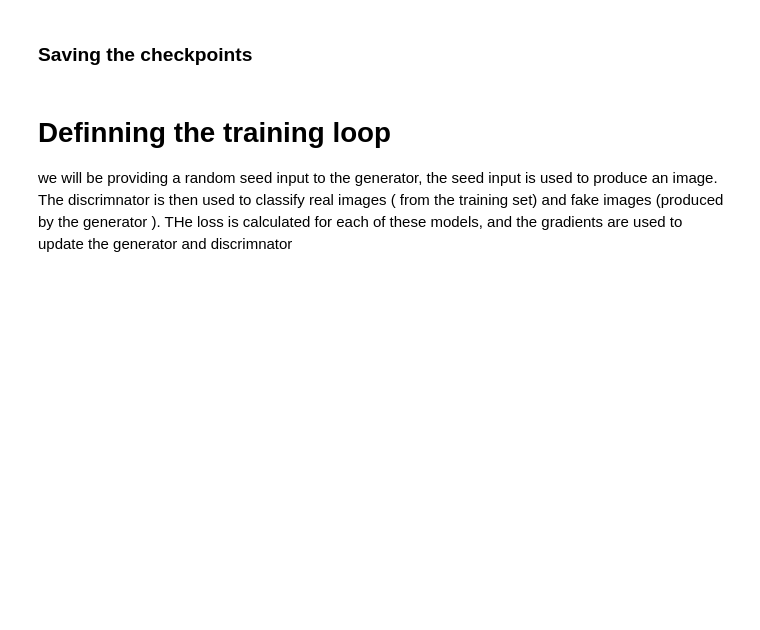
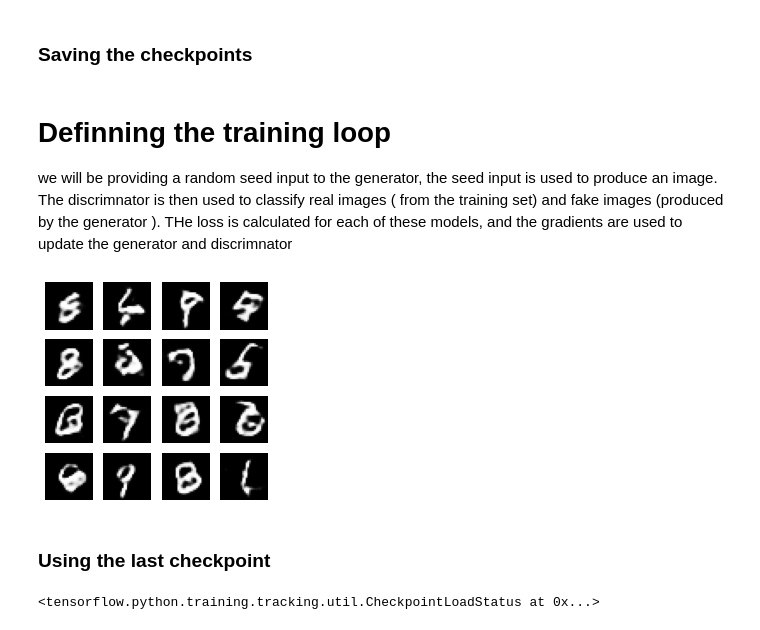
Before and after one commit to AchintyaX/GANs, a Jupyter notebook: Generative_Adversarial_Networks.ipynb, the cells around one changed output. Drawn from its saved outputs; the diff is of its cells as text; code cells hidden in the pictures; blank space fills up the shorter version.

```diff
--- a/Generative_Adversarial_Networks.ipynb
+++ b/Generative_Adversarial_Networks.ipynb
@@ -169,17 +192,20 @@ def train_step(images):
     generator_optimizer.apply_gradients(zip(gradients_of_generator, generator.trainable_variables))
     discriminator_optimizer.apply_gradients(zip(gradients_of_discriminator, discriminator.trainable_variables))
 # %%
-# Generate images and save them
 def generate_and_save_images(model, epoch, test_input):
-    # Notice 'training' is set to False
-    # So that all layers run in inference mode (batchnorm)
+  # Notice `training` is set to False.
+  # This is so all layers run in inference mode (batchnorm).
+  predictions = model(test_input, training=False)
 
-    predictions = model(test_input, training=False)
+  fig = plt.figure(figsize=(4,4))
 
-    fig = plt.figure(figsize=(4,4))
+  for i in range(predictions.shape[0]):
+      plt.subplot(4, 4, i+1)
+      plt.imshow(predictions[i, :, :, 0] * 127.5 + 127.5, cmap='gray')
+      plt.axis('off')
 
-    for i in range(predictions.shape[0]):
-        plt.sublplot
+  plt.savefig('image_at_epoch_{:04d}.png'.format(epoch))
+  plt.show()
 # %%
 def train(dataset, epochs):
     for epoch in range(epochs):
@@ -190,4 +216,24 @@ def train(dataset, epochs):
 
         # Produce images for the GIF as we go
         display.clear_output(wait=True)
-        generate_and_save_images(g)
+        generate_and_save_images(generator, epoch+1, seed)
+
+        # Save the model after ever 15 epochs
+        if (epoch+1)%15 == 0:
+            checkpoint.save(file_prefix = checkpoint_prefix)
+
+        print('Time for epoch {} is {} sec'.format(epoch+1, time.time()-start))
+
+    # Generate after the final epoch
+    display.clear_output(wait=True)
+    generate_and_save_images(generator, epochs, seed)
+# %%
+train(train_dataset, EPOCHS)
+# %% [output]
+[figure, added]
+# %% [markdown]
+### Using the last checkpoint
+# %%
+ checkpoint.restore(tf.train.latest_checkpoint(checkpoint_dir))
+# %% [output]
+<tensorflow.python.training.tracking.util.CheckpointLoadStatus at 0x...>
```
Also changed, not shown: parts of 7 cells of this notebook.
